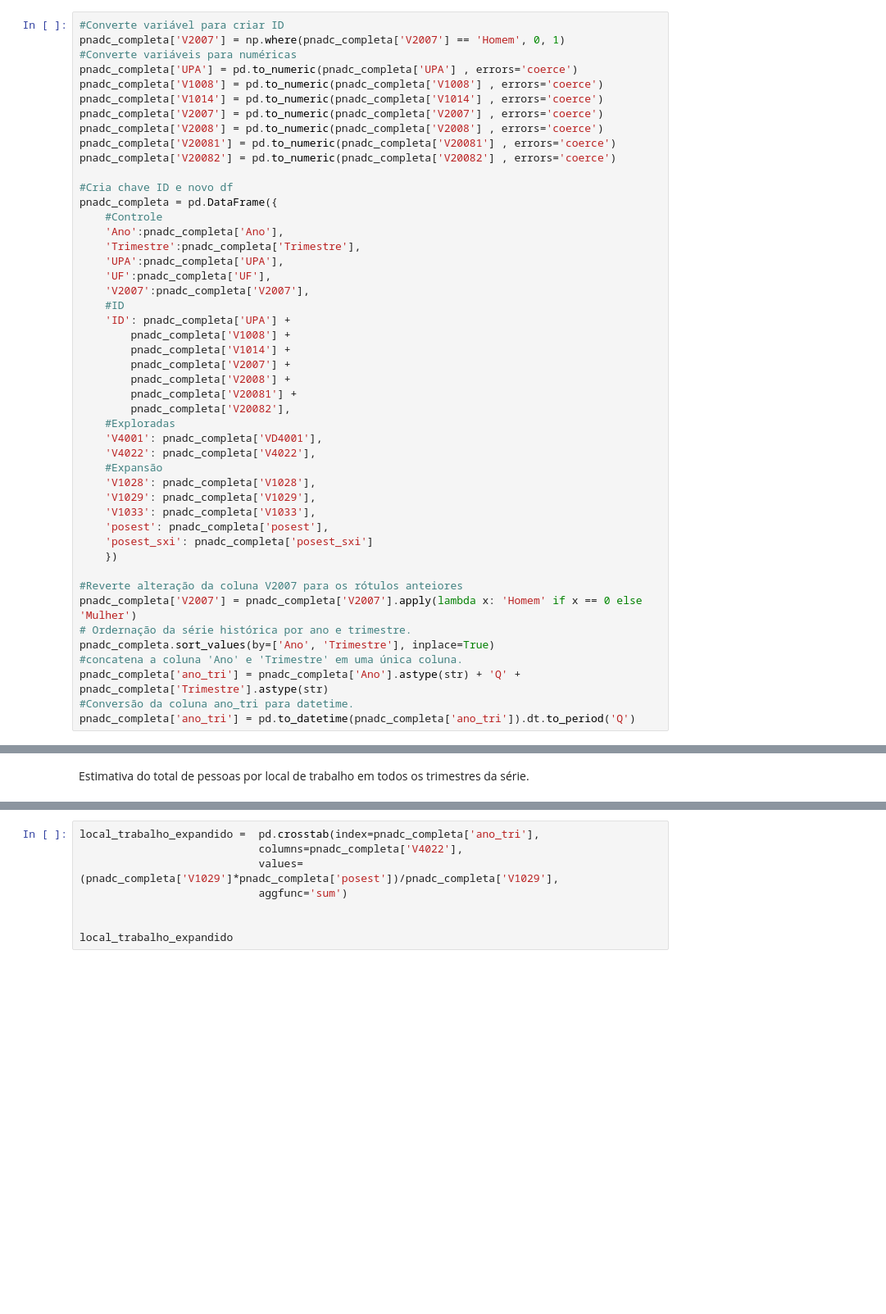
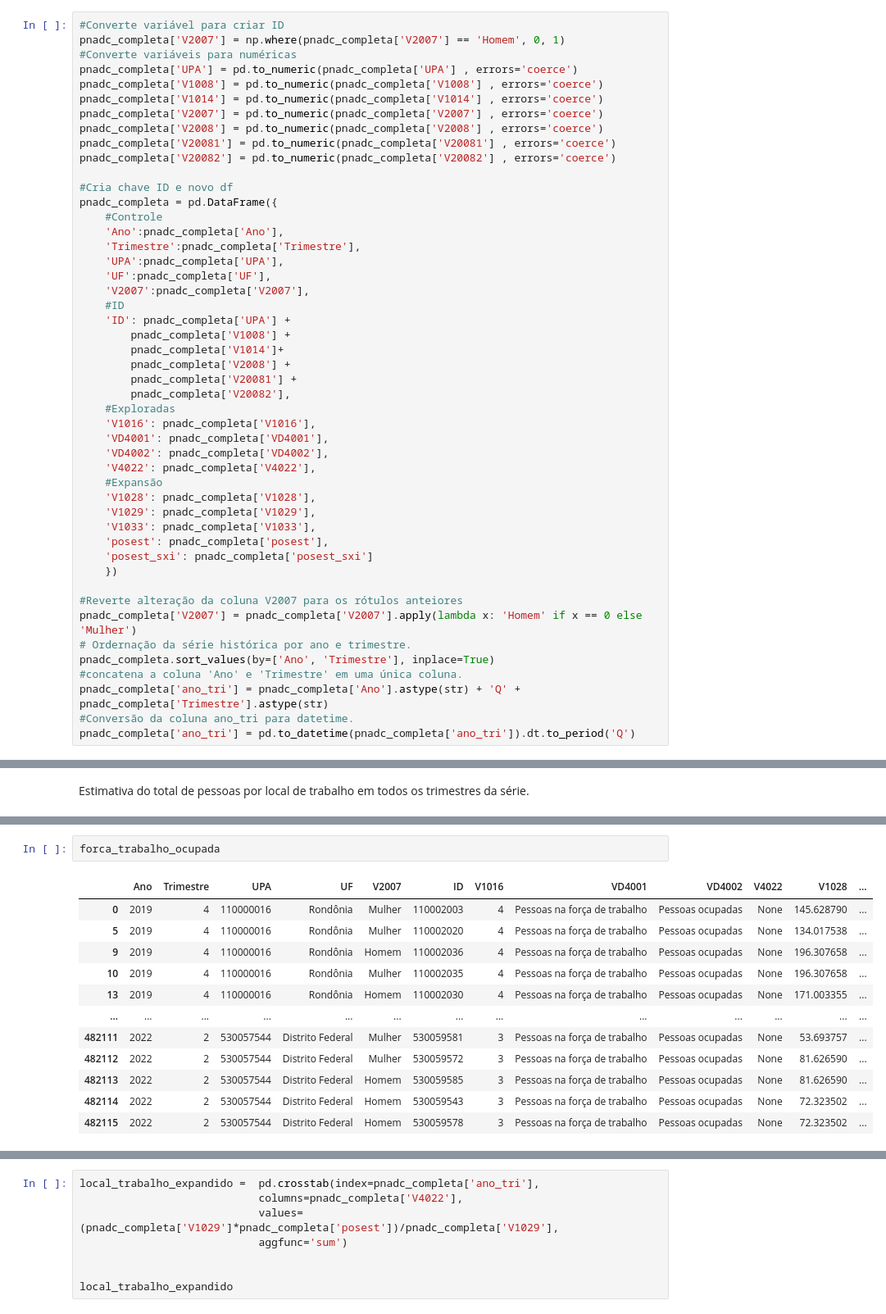
Before and after one commit to msbrasil/Mercado-de-Trabalho-Remoto, a Jupyter notebook: Local de Trabalho.ipynb, the cells around one changed output, grey strips where cells are left out. Shown at 82% size. Saved outputs shown, nothing was run; the diff lists cells and outputs as text; blank space fills up the shorter version.

```diff
--- a/Local de Trabalho.ipynb
+++ b/Local de Trabalho.ipynb
@@ -117,13 +119,14 @@ pnadc_completa = pd.DataFrame({
     #ID
     'ID': pnadc_completa['UPA'] +
         pnadc_completa['V1008'] +
-        pnadc_completa['V1014'] +
-        pnadc_completa['V2007'] +
+        pnadc_completa['V1014']+
         pnadc_completa['V2008'] +
         pnadc_completa['V20081'] +
         pnadc_completa['V20082'],
     #Exploradas
-    'V4001': pnadc_completa['VD4001'],
+    'V1016': pnadc_completa['V1016'],
+    'VD4001': pnadc_completa['VD4001'],
+    'VD4002': pnadc_completa['VD4002'],
     'V4022': pnadc_completa['V4022'],
     #Expansão
     'V1028': pnadc_completa['V1028'],
@@ -214,0 +247,15 @@ local_trabalho = pnadc_completa[pnadc_completa['V4001'] == 'Pessoas na força de
+# %%
+forca_trabalho_ocupada
+# %% [output]
+|  | Ano | Trimestre | UPA | UF | V2007 | ID | V1016 | VD4001 | VD4002 | V4022 | V1028 | ... |
+| 0 | 2019 | 4 | 110000016 | Rondônia | Mulher | 110002003 | 4 | Pessoas na força de trabalho | Pessoas ocupadas | None | 145.628790 | ... |
+| 5 | 2019 | 4 | 110000016 | Rondônia | Mulher | 110002020 | 4 | Pessoas na força de trabalho | Pessoas ocupadas | None | 134.017538 | ... |
+| 9 | 2019 | 4 | 110000016 | Rondônia | Homem | 110002036 | 4 | Pessoas na força de trabalho | Pessoas ocupadas | None | 196.307658 | ... |
+| 10 | 2019 | 4 | 110000016 | Rondônia | Mulher | 110002035 | 4 | Pessoas na força de trabalho | Pessoas ocupadas | None | 196.307658 | ... |
+| 13 | 2019 | 4 | 110000016 | Rondônia | Homem | 110002030 | 4 | Pessoas na força de trabalho | Pessoas ocupadas | None | 171.003355 | ... |
+| ... | ... | ... | ... | ... | ... | ... | ... | ... | ... | ... | ... | ... |
+| 482111 | 2022 | 2 | 530057544 | Distrito Federal | Mulher | 530059581 | 3 | Pessoas na força de trabalho | Pessoas ocupadas | None | 53.693757 | ... |
+| 482112 | 2022 | 2 | 530057544 | Distrito Federal | Mulher | 530059572 | 3 | Pessoas na força de trabalho | Pessoas ocupadas | None | 81.626590 | ... |
+| 482113 | 2022 | 2 | 530057544 | Distrito Federal | Homem | 530059585 | 3 | Pessoas na força de trabalho | Pessoas ocupadas | None | 81.626590 | ... |
+| 482114 | 2022 | 2 | 530057544 | Distrito Federal | Homem | 530059543 | 3 | Pessoas na força de trabalho | Pessoas ocupadas | None | 72.323502 | ... |
+| 482115 | 2022 | 2 | 530057544 | Distrito Federal | Homem | 530059578 | 3 | Pessoas na força de trabalho | Pessoas ocupadas | None | 72.323502 | ... |
```
Also changed, not shown: parts of 23 cells of this notebook, 1 other file.
